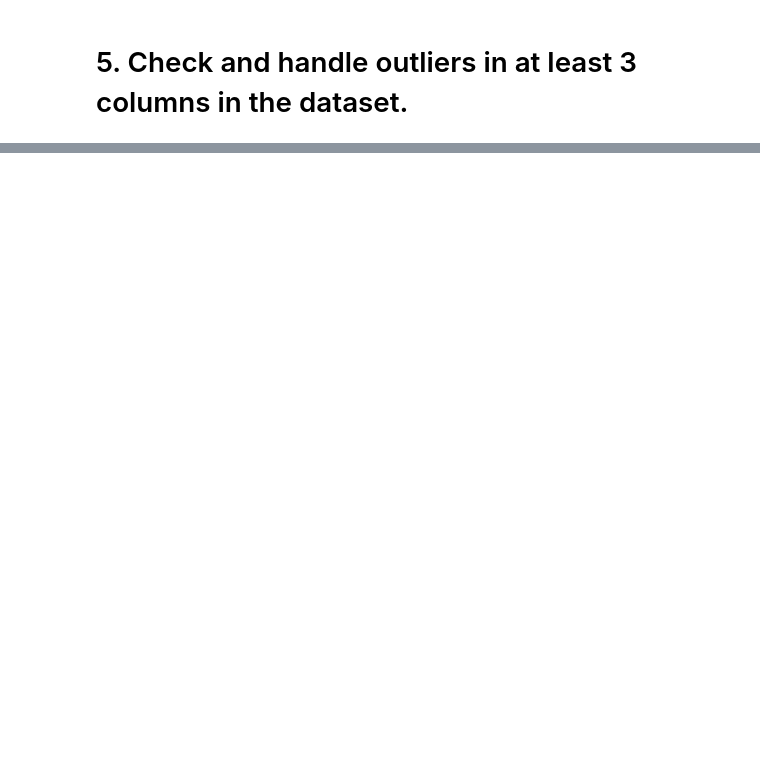
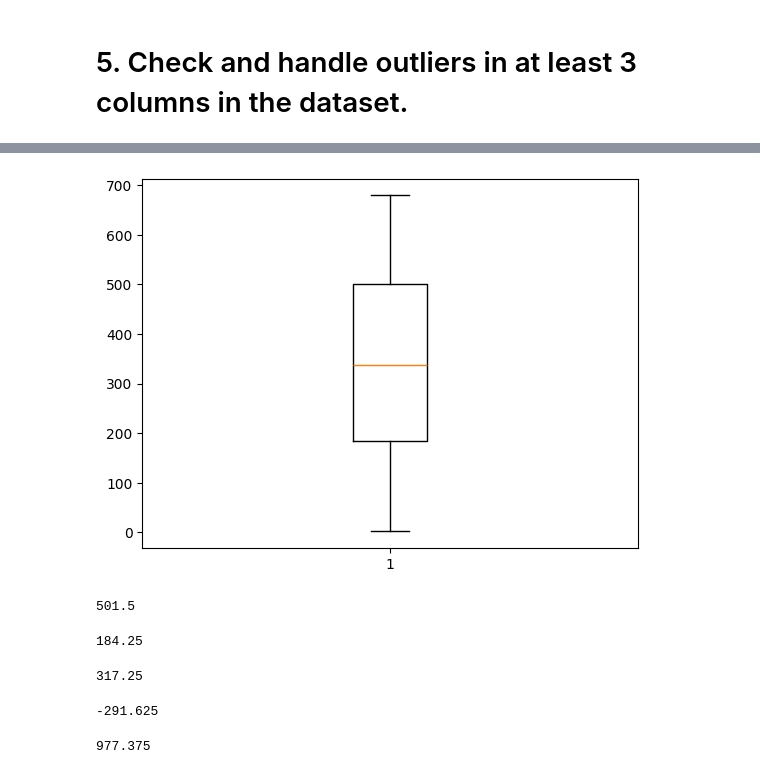
Before and after one commit to syamkrishnanharidas/DATA_ANALYTICS_PYTHON_ASSIGNMENT, a Jupyter notebook: A06_TITANIC.ipynb, the cells around one changed output, grey strips where cells are left out. Drawn from its saved outputs; the diff is of its cells as text; code cells hidden in the pictures; blank space fills up the shorter version.

```diff
--- a/A06_TITANIC.ipynb
+++ b/A06_TITANIC.ipynb
@@ -161,0 +262,4 @@ NameError: name 'df1' is not defined
+# %%
+df4=df3.drop(df3.loc[df3['Fare']<lower_limit].index)
+df4=df3.drop(df3.loc[df3['Fare']>upper_limit].index)
+df4
@@ -161,0 +281,30 @@ NameError: name 'df1' is not defined
+# %%
+plt.boxplot(df4['Ticket'])
+plt.show()
+# %% [output]
+[figure, added]
+# %%
+Q3 = np.percentile(df4['Ticket'],75)
+Q3
+# %% [output]
+501.5
+# %%
+Q1 = np.percentile(df4['Ticket'],25)
+Q1
+# %% [output]
+184.25
+# %%
+IQR = Q3 - Q1
+IQR
+# %% [output]
+317.25
+# %%
+lower_limit = Q1 - 1.5*IQR
+lower_limit
+# %% [output]
+-291.625
+# %%
+upper_limit = Q3 + 1.5*IQR
+upper_limit
+# %% [output]
+977.375
```
Also changed, not shown: parts of 36 cells of this notebook.
